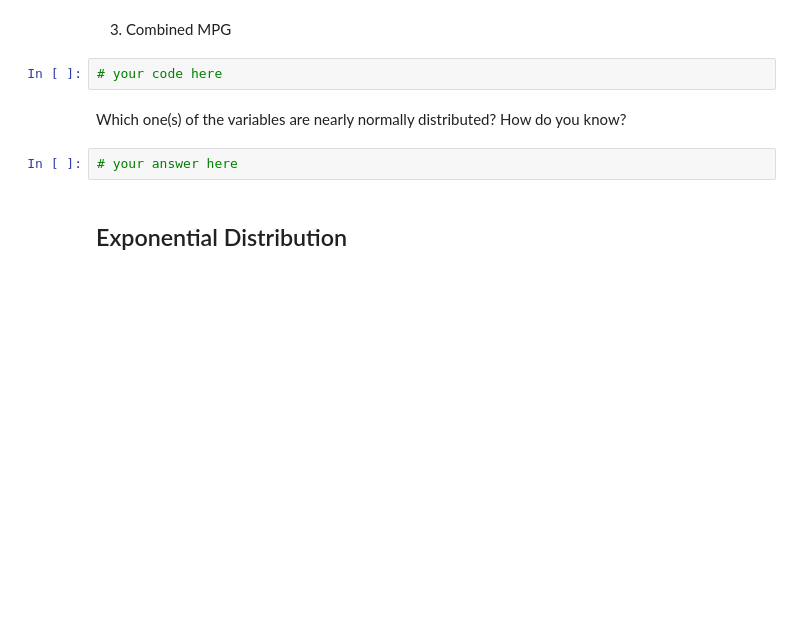
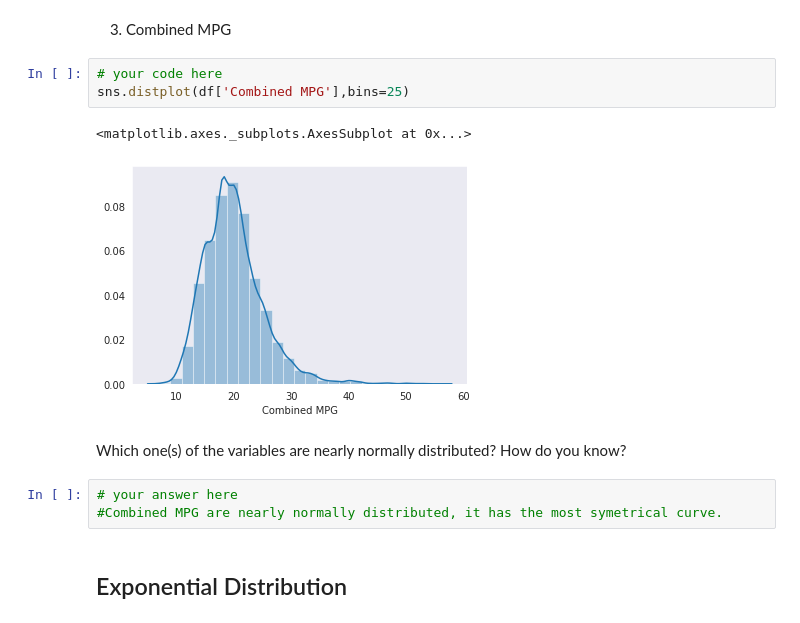
Before and after one commit to ironhack-datalabs/datamad1019, a Jupyter notebook: module-2/lab-continuous-probability-distribution/your-code/main.ipynb, the cells around one changed output. Drawn from its saved outputs; the diff is of its cells as text; blank space fills up the shorter version.

```diff
--- a/module-2/lab-continuous-probability-distribution/your-code/main.ipynb
+++ b/module-2/lab-continuous-probability-distribution/your-code/main.ipynb
@@ -110,10 +134,15 @@ Then plot the histograms for the following variables:
 3. Combined MPG
 # %%
 # your code here
+sns.distplot(df['Combined MPG'],bins=25)
+# %% [output]
+<matplotlib.axes._subplots.AxesSubplot at 0x...>
+[figure, added]
 # %% [markdown]
 Which one(s) of the variables are nearly normally distributed? How do you know?
-# %%
-# your answer here
+# %%
+# your answer here
+#Combined MPG are nearly normally distributed, it has the most symetrical curve.
 # %% [markdown]
 ## Exponential Distribution
 # %% [markdown]
```
Also changed, not shown: parts of 14 cells of this notebook.
